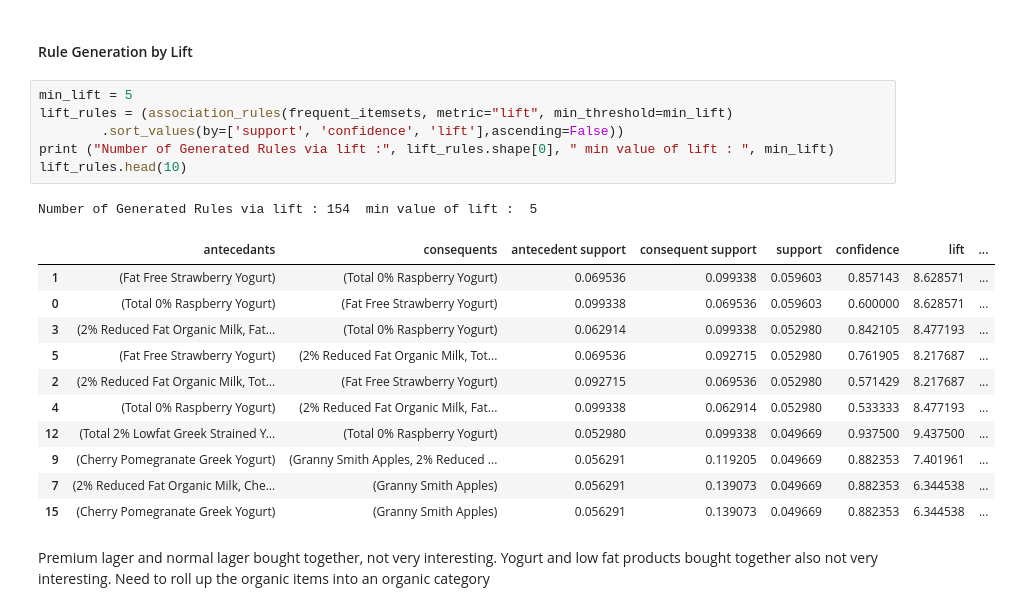
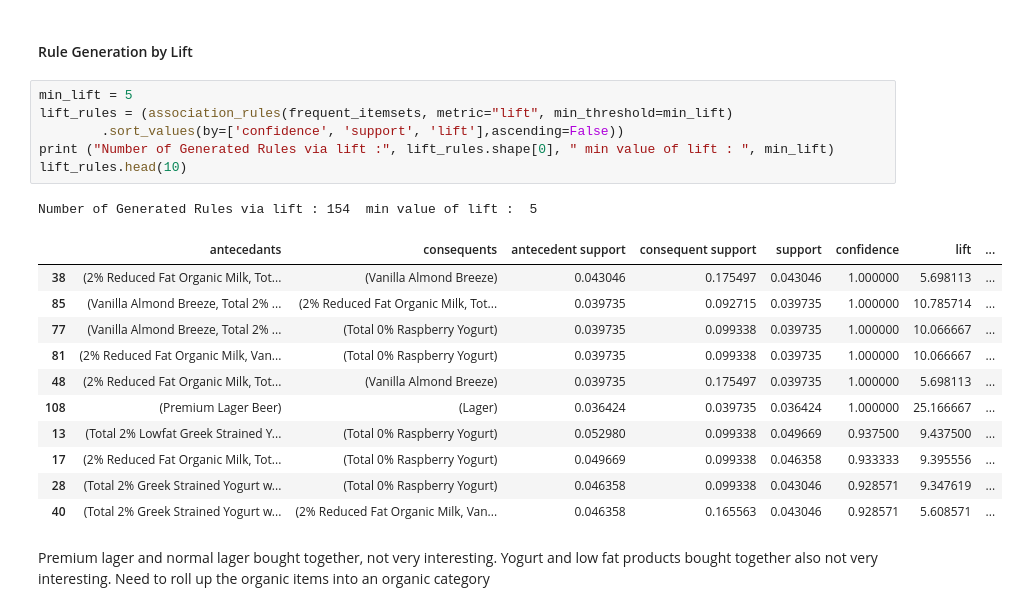
Before and after one commit to 1carew1/instacart_investigation, a Jupyter notebook: Assignment_2_ARM.ipynb, the cells around one changed output. Cells and saved outputs as stored; diff of their text form.

```diff
--- a/Assignment_2_ARM.ipynb
+++ b/Assignment_2_ARM.ipynb
@@ -266,22 +266,22 @@ plt.show()
 # %%
 min_lift = 5
 lift_rules = (association_rules(frequent_itemsets, metric="lift", min_threshold=min_lift)
-        .sort_values(by=['support', 'confidence', 'lift'],ascending=False))
+        .sort_values(by=['confidence', 'support', 'lift'],ascending=False))
 print ("Number of Generated Rules via lift :", lift_rules.shape[0], " min value of lift : ", min_lift)
 lift_rules.head(10)
 # %% [output]
 Number of Generated Rules via lift : 154  min value of lift :  5
 |  | antecedants | consequents | antecedent support | consequent support | support | confidence | lift | ... |
-| 1 | (Fat Free Strawberry Yogurt) | (Total 0% Raspberry Yogurt) | 0.069536 | 0.099338 | 0.059603 | 0.857143 | 8.628571 | ... |
-| 0 | (Total 0% Raspberry Yogurt) | (Fat Free Strawberry Yogurt) | 0.099338 | 0.069536 | 0.059603 | 0.600000 | 8.628571 | ... |
-| 3 | (2% Reduced Fat Organic Milk, Fat... | (Total 0% Raspberry Yogurt) | 0.062914 | 0.099338 | 0.052980 | 0.842105 | 8.477193 | ... |
-| 5 | (Fat Free Strawberry Yogurt) | (2% Reduced Fat Organic Milk, Tot... | 0.069536 | 0.092715 | 0.052980 | 0.761905 | 8.217687 | ... |
-| 2 | (2% Reduced Fat Organic Milk, Tot... | (Fat Free Strawberry Yogurt) | 0.092715 | 0.069536 | 0.052980 | 0.571429 | 8.217687 | ... |
-| 4 | (Total 0% Raspberry Yogurt) | (2% Reduced Fat Organic Milk, Fat... | 0.099338 | 0.062914 | 0.052980 | 0.533333 | 8.477193 | ... |
-| 12 | (Total 2% Lowfat Greek Strained Y... | (Total 0% Raspberry Yogurt) | 0.052980 | 0.099338 | 0.049669 | 0.937500 | 9.437500 | ... |
-| 9 | (Cherry Pomegranate Greek Yogurt) | (Granny Smith Apples, 2% Reduced ... | 0.056291 | 0.119205 | 0.049669 | 0.882353 | 7.401961 | ... |
-| 7 | (2% Reduced Fat Organic Milk, Che... | (Granny Smith Apples) | 0.056291 | 0.139073 | 0.049669 | 0.882353 | 6.344538 | ... |
-| 15 | (Cherry Pomegranate Greek Yogurt) | (Granny Smith Apples) | 0.056291 | 0.139073 | 0.049669 | 0.882353 | 6.344538 | ... |
+| 38 | (2% Reduced Fat Organic Milk, Tot... | (Vanilla Almond Breeze) | 0.043046 | 0.175497 | 0.043046 | 1.000000 | 5.698113 | ... |
+| 85 | (Vanilla Almond Breeze, Total 2% ... | (2% Reduced Fat Organic Milk, Tot... | 0.039735 | 0.092715 | 0.039735 | 1.000000 | 10.785714 | ... |
+| 77 | (Vanilla Almond Breeze, Total 2% ... | (Total 0% Raspberry Yogurt) | 0.039735 | 0.099338 | 0.039735 | 1.000000 | 10.066667 | ... |
+| 81 | (2% Reduced Fat Organic Milk, Van... | (Total 0% Raspberry Yogurt) | 0.039735 | 0.099338 | 0.039735 | 1.000000 | 10.066667 | ... |
+| 48 | (2% Reduced Fat Organic Milk, Tot... | (Vanilla Almond Breeze) | 0.039735 | 0.175497 | 0.039735 | 1.000000 | 5.698113 | ... |
+| 108 | (Premium Lager Beer) | (Lager) | 0.036424 | 0.039735 | 0.036424 | 1.000000 | 25.166667 | ... |
+| 13 | (Total 2% Lowfat Greek Strained Y... | (Total 0% Raspberry Yogurt) | 0.052980 | 0.099338 | 0.049669 | 0.937500 | 9.437500 | ... |
+| 17 | (2% Reduced Fat Organic Milk, Tot... | (Total 0% Raspberry Yogurt) | 0.049669 | 0.099338 | 0.046358 | 0.933333 | 9.395556 | ... |
+| 28 | (Total 2% Greek Strained Yogurt w... | (Total 0% Raspberry Yogurt) | 0.046358 | 0.099338 | 0.043046 | 0.928571 | 9.347619 | ... |
+| 40 | (Total 2% Greek Strained Yogurt w... | (2% Reduced Fat Organic Milk, Van... | 0.046358 | 0.165563 | 0.043046 | 0.928571 | 5.608571 | ... |
 # %% [markdown]
 Premium lager and normal lager bought together, not very interesting. Yogurt and low fat products bought together also not very interesting. Need to roll up the organic items into an organic category
 # %% [markdown]
```
Also changed, not shown: parts of 15 cells of this notebook.
